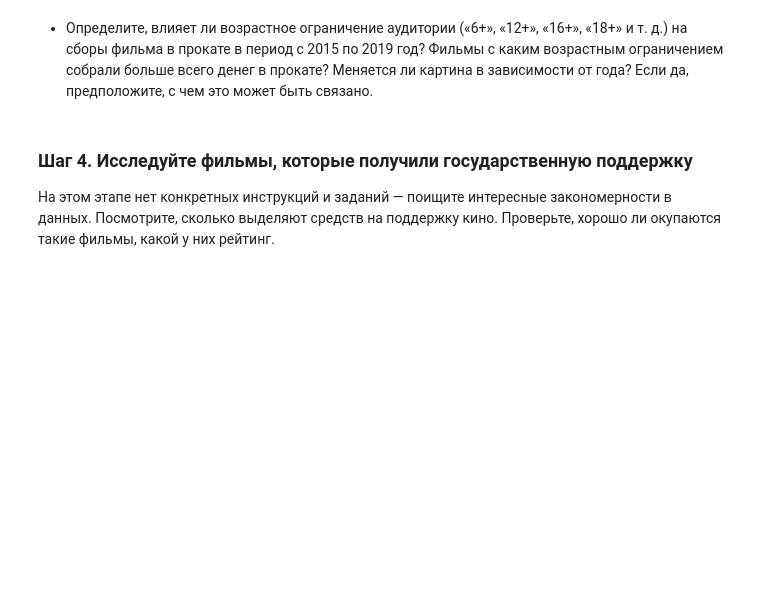
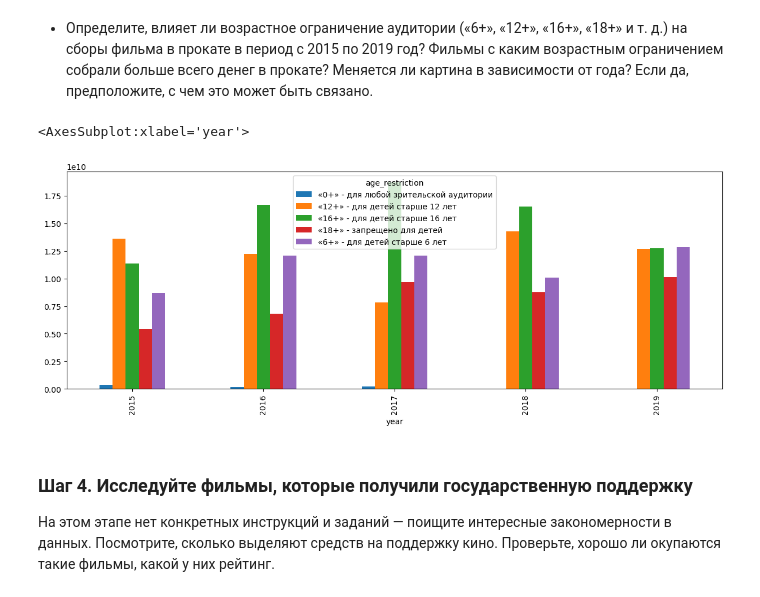
Before and after one commit to VSXV/Data-Science-Projects, a Jupyter notebook: d11dfd07-1855-413a-b591-15d13f4190ed.ipynb, the cells around one changed output. Cells and saved outputs as stored; diff of their text form; code cells hidden in the pictures; blank space fills up the shorter version.

```diff
--- a/d11dfd07-1855-413a-b591-15d13f4190ed.ipynb
+++ b/d11dfd07-1855-413a-b591-15d13f4190ed.ipynb
@@ -190,5 +412,11 @@ memory usage: 994.1+ KB
 # %% [markdown]
 - Определите, влияет ли возрастное ограничение аудитории («6+», «12+», «16+», «18+» и т. д.) на сборы фильма в прокате в период с 2015 по 2019 год? Фильмы с каким возрастным ограничением собрали больше всего денег в прокате? Меняется ли картина в зависимости от года? Если да, предположите, с чем это может быть связано.
+# %%
+#Собираем сводную таблицу сгрупированную по столбцам 'year' и 'age_restriction' и определяем сумму сборов для каждого года и возрастного рейтинга. Берем данные с 2015 до 2019 года. И построим график по порядку возрастания года.
+data.query('2015 <= year <= 2019').pivot_table(index='year', columns='age_restriction', values='box_office', aggfunc='sum').sort_index().plot(kind='bar', figsize=(15, 5))
+# %% [output]
+<AxesSubplot:xlabel='year'>
+[figure, added]
 # %% [markdown]
 ### Шаг 4. Исследуйте фильмы, которые получили государственную поддержку
 
```
Also changed, not shown: parts of 35 cells of this notebook.
